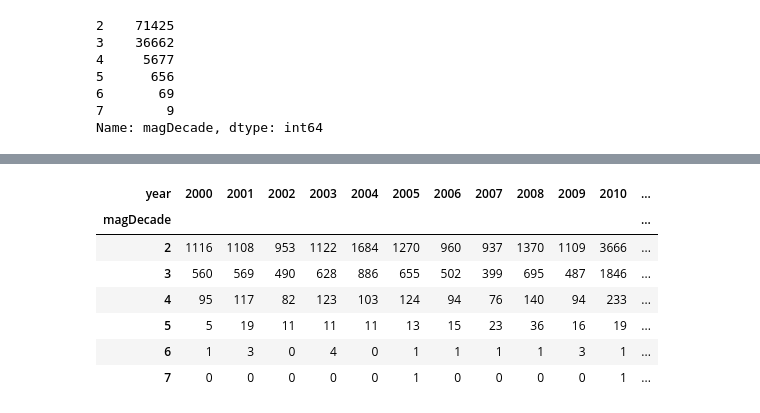
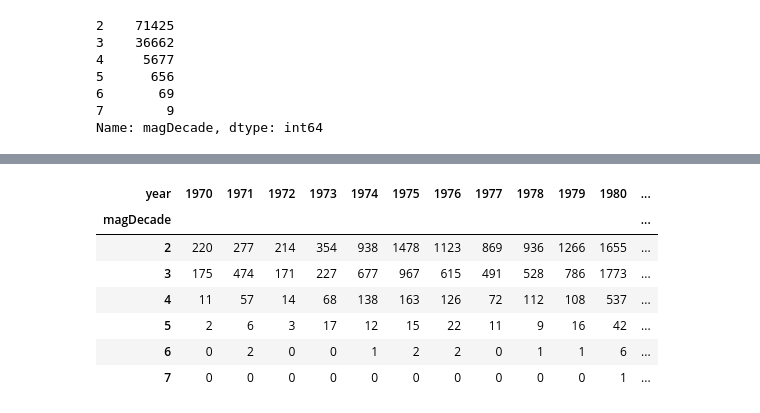
Before and after one commit to erhepp/DSI_Capstone, a Jupyter notebook: Capstone-EDA.ipynb, the cells around one changed output, grey strips where cells are left out. Drawn from its saved outputs; the diff is of its cells as text; code cells hidden in the pictures.

```diff
--- a/Capstone-EDA.ipynb
+++ b/Capstone-EDA.ipynb
@@ -327,17 +194,0 @@ df.head()
-# %%
-country = []
-state = []
-county = []
-zip_code = []
-quakes = []
-idxs = []
-# %%
-def is_offshore(qlat, qlong):
-    if (qlat > 39) and (qlong < -124):
-        return True
-    elif qlong < (-114 + (qlat-26)*(-10/13.)):
-        return True
-    else:
-        return False
-
-print is_offshore(36, -121)
@@ -436,0 +215,3 @@ len(df[df['long'] < -117])
+# %%
+# Re-read and begin EDA
+df = pd.read_csv("./datasets/clean_quakes_v2.csv")
@@ -436,0 +268,10 @@ len(df[df['long'] < -117])
+# %%
+# Create columns for geographic data
+
+RUN_BLOCK = False  # Prevent execution unless specifically intended
+
+if RUN_BLOCK:
+    df['q_country'] = np.nan
+    df['q_state'] = np.nan
+    df['q_county'] = np.nan
+    df['q_zip_code'] = np.nan
@@ -444,16 +359,15 @@ df[df.duplicated(subset='id')]
 # %%
 # Earthquake Frequency
 
 magSummary = df.groupby(['year', 'magDecade']).size().unstack()
 magSummary = magSummary.fillna(0).astype(int)
-# magSummary = magSummary[[7, 6, 5, 4, 3, 2]]
-magSummary.loc[2000:2016].T
+magSummary.loc[1970:1984].T
 # %% [output]
-| year | 2000 | 2001 | 2002 | 2003 | 2004 | 2005 | 2006 | 2007 | 2008 | 2009 | 2010 | ... |
+| year | 1970 | 1971 | 1972 | 1973 | 1974 | 1975 | 1976 | 1977 | 1978 | 1979 | 1980 | ... |
 | magDecade |  |  |  |  |  |  |  |  |  |  |  | ... |
-| 2 | 1116 | 1108 | 953 | 1122 | 1684 | 1270 | 960 | 937 | 1370 | 1109 | 3666 | ... |
-| 3 | 560 | 569 | 490 | 628 | 886 | 655 | 502 | 399 | 695 | 487 | 1846 | ... |
-| 4 | 95 | 117 | 82 | 123 | 103 | 124 | 94 | 76 | 140 | 94 | 233 | ... |
-| 5 | 5 | 19 | 11 | 11 | 11 | 13 | 15 | 23 | 36 | 16 | 19 | ... |
-| 6 | 1 | 3 | 0 | 4 | 0 | 1 | 1 | 1 | 1 | 3 | 1 | ... |
-| 7 | 0 | 0 | 0 | 0 | 0 | 1 | 0 | 0 | 0 | 0 | 1 | ... |
+| 2 | 220 | 277 | 214 | 354 | 938 | 1478 | 1123 | 869 | 936 | 1266 | 1655 | ... |
+| 3 | 175 | 474 | 171 | 227 | 677 | 967 | 615 | 491 | 528 | 786 | 1773 | ... |
+| 4 | 11 | 57 | 14 | 68 | 138 | 163 | 126 | 72 | 112 | 108 | 537 | ... |
+| 5 | 2 | 6 | 3 | 17 | 12 | 15 | 22 | 11 | 9 | 16 | 42 | ... |
+| 6 | 0 | 2 | 0 | 0 | 1 | 2 | 2 | 0 | 1 | 1 | 6 | ... |
+| 7 | 0 | 0 | 0 | 0 | 0 | 0 | 0 | 0 | 0 | 0 | 1 | ... |
```
Also changed, not shown: parts of 99 cells of this notebook, 5 other files.
